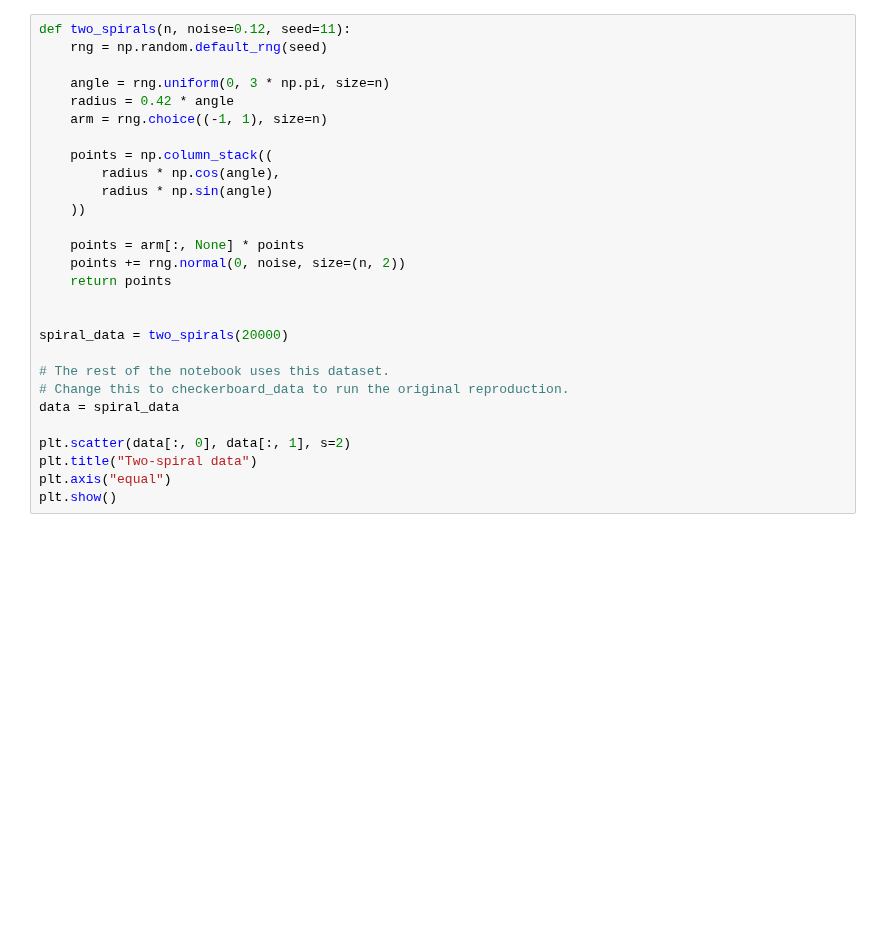
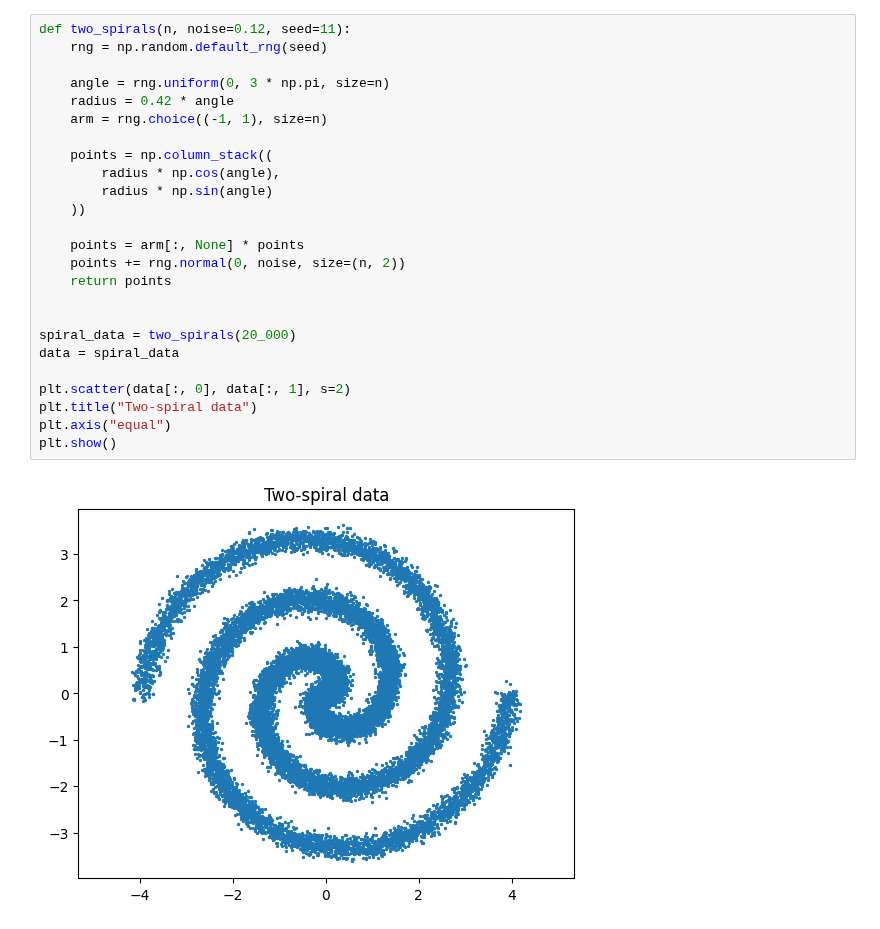
Before and after one commit to samuelfors/SF2935, a Jupyter notebook: main.ipynb, the cells around one changed output. Cells and saved outputs as stored; diff of their text form; blank space fills up the shorter version.

```diff
--- a/main.ipynb
+++ b/main.ipynb
@@ -31,31 +30,30 @@ plt.show()
 # %%
 def two_spirals(n, noise=0.12, seed=11):
     rng = np.random.default_rng(seed)
 
     angle = rng.uniform(0, 3 * np.pi, size=n)
     radius = 0.42 * angle
     arm = rng.choice((-1, 1), size=n)
 
     points = np.column_stack((
         radius * np.cos(angle),
         radius * np.sin(angle)
     ))
 
     points = arm[:, None] * points
     points += rng.normal(0, noise, size=(n, 2))
     return points
 
 
-spiral_data = two_spirals(20000)
-
-# The rest of the notebook uses this dataset.
-# Change this to checkerboard_data to run the original reproduction.
+spiral_data = two_spirals(20_000)
 data = spiral_data
 
 plt.scatter(data[:, 0], data[:, 1], s=2)
 plt.title("Two-spiral data")
 plt.axis("equal")
 plt.show()
+# %% [output]
+[figure, added]
 # %%
 import torch
 from torch import nn
```
Also changed, not shown: parts of 6 cells of this notebook.
